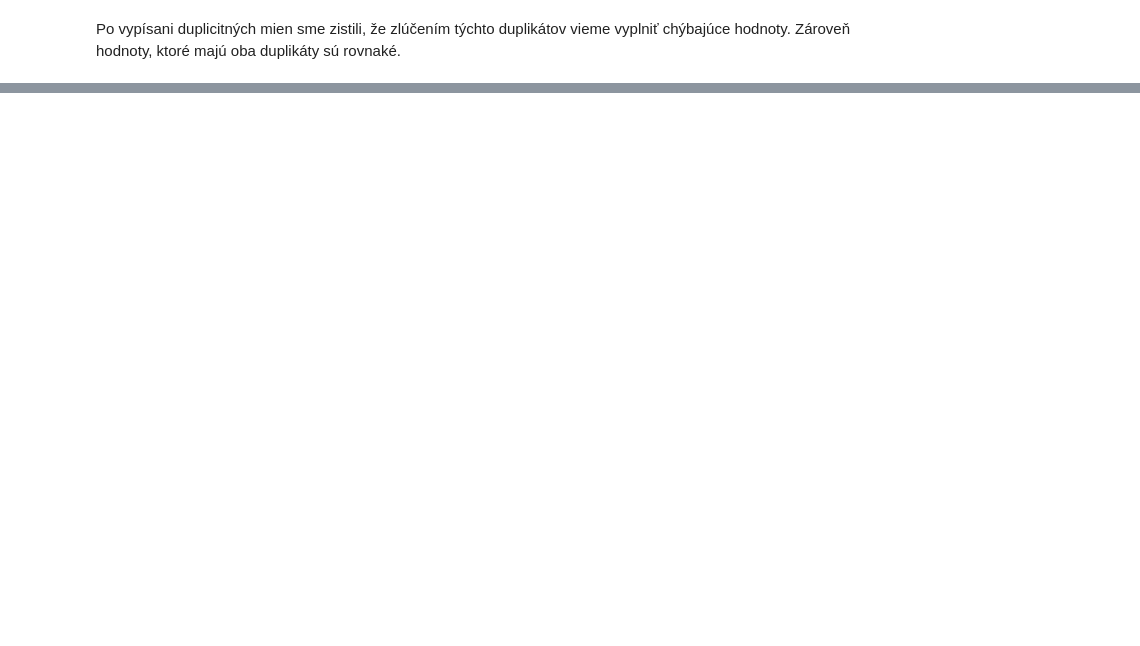
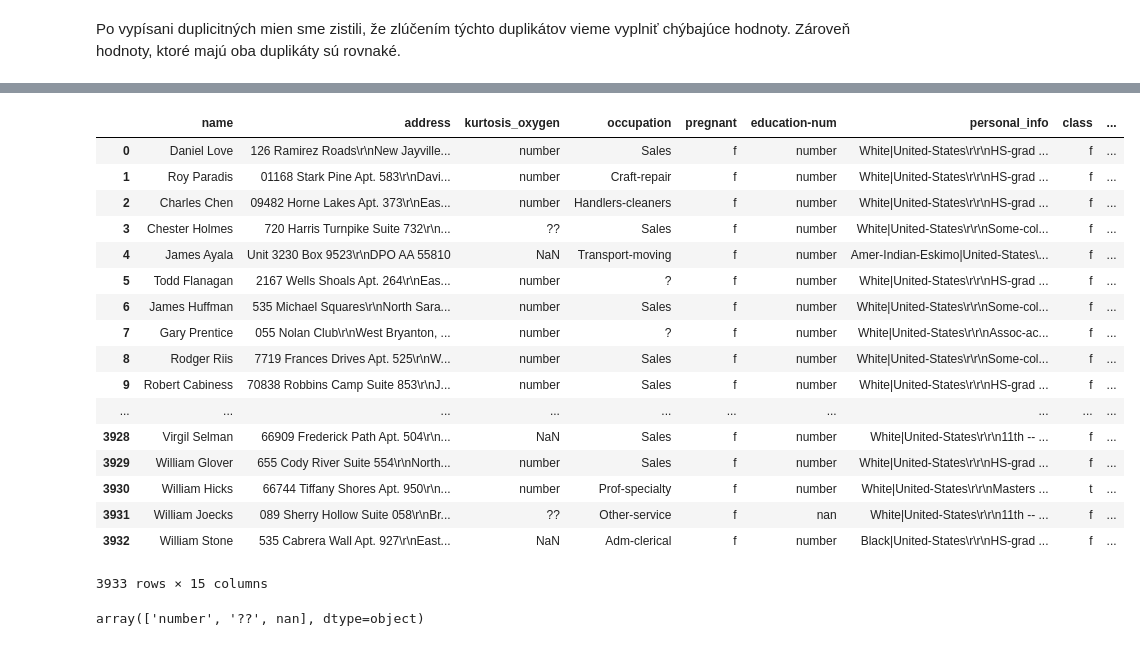
Before and after one commit to andsulavik/IAU_2019, a Jupyter notebook: 2faza.ipynb, the cells around one changed output, grey strips where cells are left out. Cells and saved outputs as stored; diff of their text form; code cells hidden in the pictures; blank space fills up the shorter version.

```diff
--- a/2faza.ipynb
+++ b/2faza.ipynb
@@ -49,0 +207,26 @@ dataO.info()
+# %%
+replaced = dataO.replace(to_replace=r'^[0-9,\-].*[0-9]$',value='number',regex=True)
+replaced.select_dtypes(include='object')
+# %% [output]
+|  | name | address | kurtosis_oxygen | occupation | pregnant | education-num | personal_info | class | ... |
+| 0 | Daniel Love | 126 Ramirez Roads\r\nNew Jayville... | number | Sales | f | number | White|United-States\r\r\nHS-grad ... | f | ... |
+| 1 | Roy Paradis | 01168 Stark Pine Apt. 583\r\nDavi... | number | Craft-repair | f | number | White|United-States\r\r\nHS-grad ... | f | ... |
+| 2 | Charles Chen | 09482 Horne Lakes Apt. 373\r\nEas... | number | Handlers-cleaners | f | number | White|United-States\r\r\nHS-grad ... | f | ... |
+| 3 | Chester Holmes | 720 Harris Turnpike Suite 732\r\n... | ?? | Sales | f | number | White|United-States\r\r\nSome-col... | f | ... |
+| 4 | James Ayala | Unit 3230 Box 9523\r\nDPO AA 55810 | NaN | Transport-moving | f | number | Amer-Indian-Eskimo|United-States\... | f | ... |
+| 5 | Todd Flanagan | 2167 Wells Shoals Apt. 264\r\nEas... | number | ? | f | number | White|United-States\r\r\nHS-grad ... | f | ... |
+| 6 | James Huffman | 535 Michael Squares\r\nNorth Sara... | number | Sales | f | number | White|United-States\r\r\nSome-col... | f | ... |
+| 7 | Gary Prentice | 055 Nolan Club\r\nWest Bryanton, ... | number | ? | f | number | White|United-States\r\r\nAssoc-ac... | f | ... |
+| 8 | Rodger Riis | 7719 Frances Drives Apt. 525\r\nW... | number | Sales | f | number | White|United-States\r\r\nSome-col... | f | ... |
+| 9 | Robert Cabiness | 70838 Robbins Camp Suite 853\r\nJ... | number | Sales | f | number | White|United-States\r\r\nHS-grad ... | f | ... |
+| ... | ... | ... | ... | ... | ... | ... | ... | ... | ... |
+| 3928 | Virgil Selman | 66909 Frederick Path Apt. 504\r\n... | NaN | Sales | f | number | White|United-States\r\r\n11th -- ... | f | ... |
+| 3929 | William Glover | 655 Cody River Suite 554\r\nNorth... | number | Sales | f | number | White|United-States\r\r\nHS-grad ... | f | ... |
+| 3930 | William Hicks | 66744 Tiffany Shores Apt. 950\r\n... | number | Prof-specialty | f | number | White|United-States\r\r\nMasters ... | t | ... |
+| 3931 | William Joecks | 089 Sherry Hollow Suite 058\r\nBr... | ?? | Other-service | f | nan | White|United-States\r\r\n11th -- ... | f | ... |
+| 3932 | William Stone | 535 Cabrera Wall Apt. 927\r\nEast... | NaN | Adm-clerical | f | number | Black|United-States\r\r\nHS-grad ... | f | ... |
+3933 rows × 15 columns
+# %%
+replaced['kurtosis_oxygen'].unique()
+# %% [output]
+array(['number', '??', nan], dtype=object)
```
Also changed, not shown: parts of 24 cells of this notebook.
